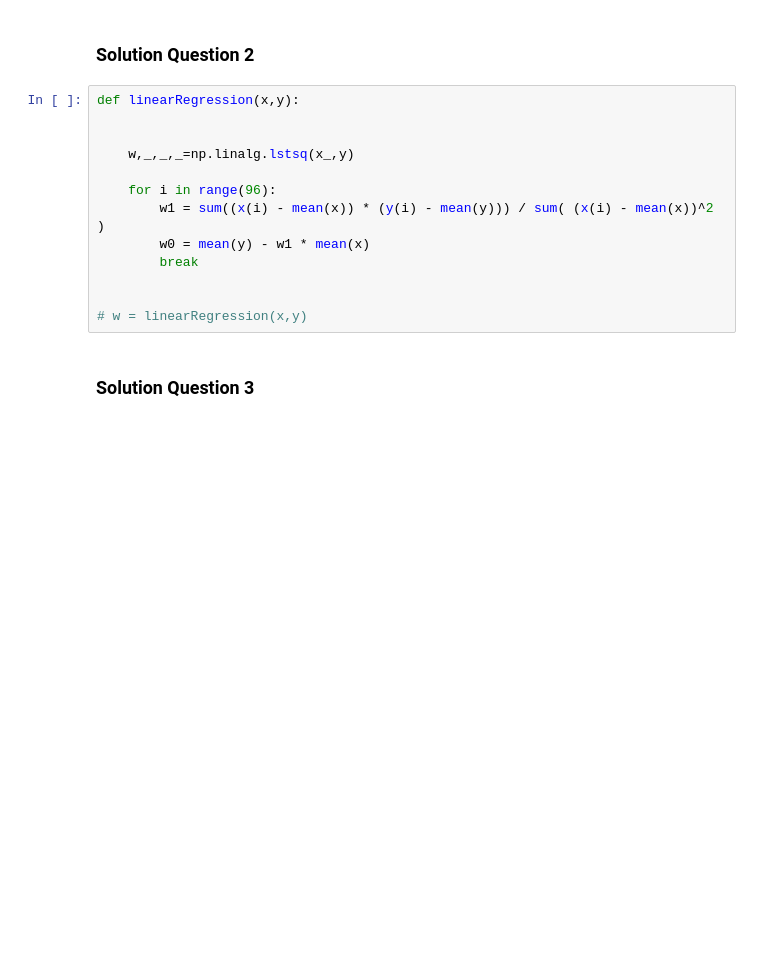
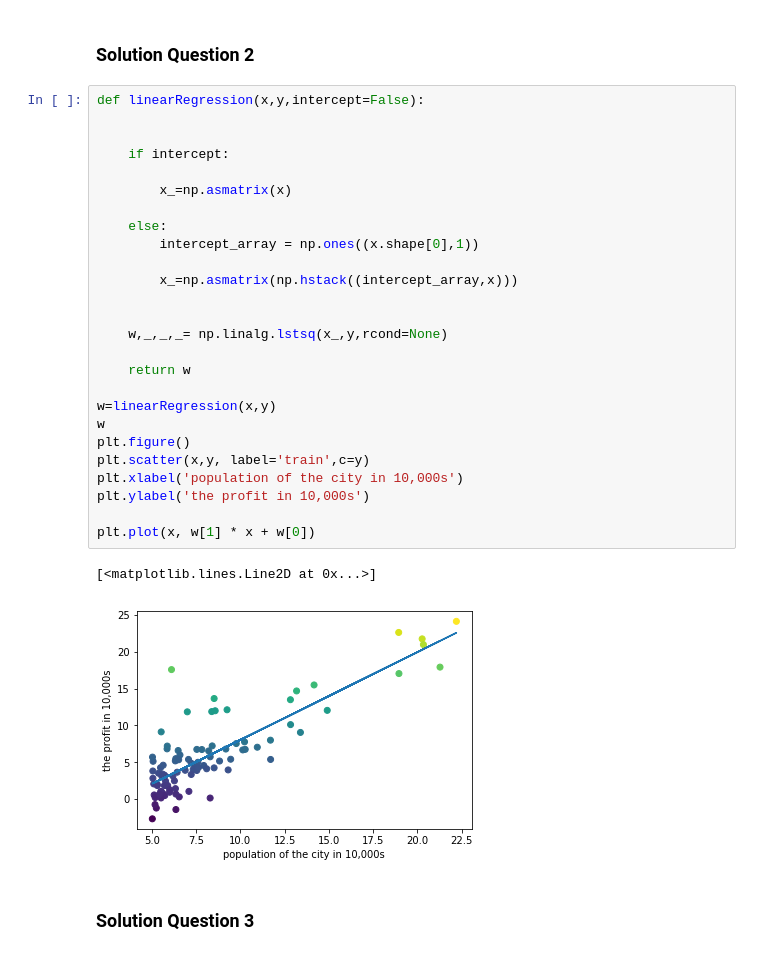
Before and after one commit to Kivo0/SSI-Python, a Jupyter notebook: Solution_Lab_session1_LR.ipynb, the cells around one changed output. Saved outputs shown, nothing was run; the diff lists cells and outputs as text; blank space fills up the shorter version.

```diff
--- a/Solution_Lab_session1_LR.ipynb
+++ b/Solution_Lab_session1_LR.ipynb
@@ -61,17 +73,33 @@ TypeError: vstack() takes 1 positional argument but 2 were given
 # %% [markdown]
 ### Solution Question 2
-# %%
-def linearRegression(x,y):
-
-
-    w,_,_,_=np.linalg.lstsq(x_,y)
-
-    for i in range(96):
-        w1 = sum((x(i) - mean(x)) * (y(i) - mean(y))) / sum( (x(i) - mean(x))^2 )
-        w0 = mean(y) - w1 * mean(x)
-        break
-
-
-# w = linearRegression(x,y)
+# %%
+def linearRegression(x,y,intercept=False):
+
+
+    if intercept:
+
+        x_=np.asmatrix(x)
+
+    else:
+        intercept_array = np.ones((x.shape[0],1))
+
+        x_=np.asmatrix(np.hstack((intercept_array,x)))
+
+
+    w,_,_,_= np.linalg.lstsq(x_,y,rcond=None)
+
+    return w
+
+w=linearRegression(x,y)
+w
+plt.figure()
+plt.scatter(x,y, label='train',c=y)
+plt.xlabel('population of the city in 10,000s')
+plt.ylabel('the profit in 10,000s')
+
+plt.plot(x, w[1] * x + w[0])
+# %% [output]
+[<matplotlib.lines.Line2D at 0x...>]
+[figure, added]
 # %% [markdown]
 ### Solution Question 3
```
Also changed, not shown: parts of 2 cells of this notebook.
